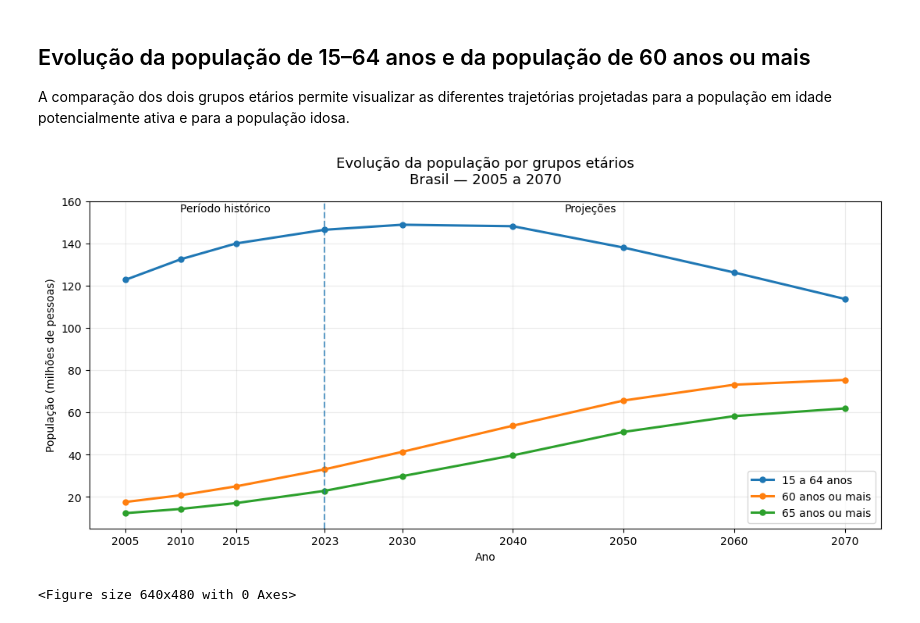
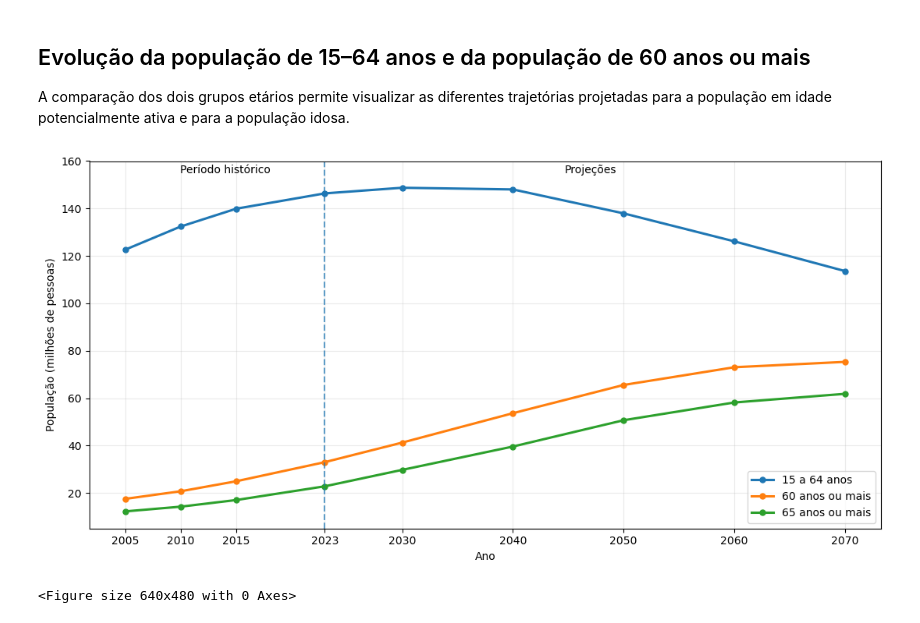
Before and after one commit to Andersonph/Estudo_Dados_Demografico, a Jupyter notebook: Demografia_Previdencia/04_analise_visual.ipynb, the cells around one changed output. Cells and saved outputs as stored; diff of their text form; code cells hidden in the pictures.

```diff
--- a/Demografia_Previdencia/04_analise_visual.ipynb
+++ b/Demografia_Previdencia/04_analise_visual.ipynb
@@ -282,40 +272,35 @@ plt.text(
 
 plt.text(
     2047,
     155,
     "Projeções",
     ha="center",
     fontsize=10
 )
 
-plt.title(
-    "Evolução da população por grupos etários\n"
-    "Brasil — 2005 a 2070",
-    fontsize=13,
-    pad=16
-)
+#plt.title("Evolução da população por grupos etários\n""Brasil — 2005 a 2070",fontsize=13,pad=16)
 
 plt.xlabel("Ano")
 plt.ylabel("População (milhões de pessoas)")
 
 plt.xticks(anos_destaque)
 
 plt.ylim(5, 160)
 
 plt.legend(loc="lower right")
 plt.grid(alpha=0.25)
 
 plt.tight_layout()
 
 plt.savefig(
     pasta_graficos / "grafico_evolucao_grupos_etarios_2005_2070.png",
     dpi=300,
     bbox_inches="tight"
 )
 
 plt.show()
 # %% [output]
-[figure, old version]
+[figure, new version]
 # %%
 plt.savefig(
     pasta_graficos / "grafico_relacao_demografica_2005_2070.png",
```
Also changed, not shown: parts of 2 cells of this notebook, 3 other files.
